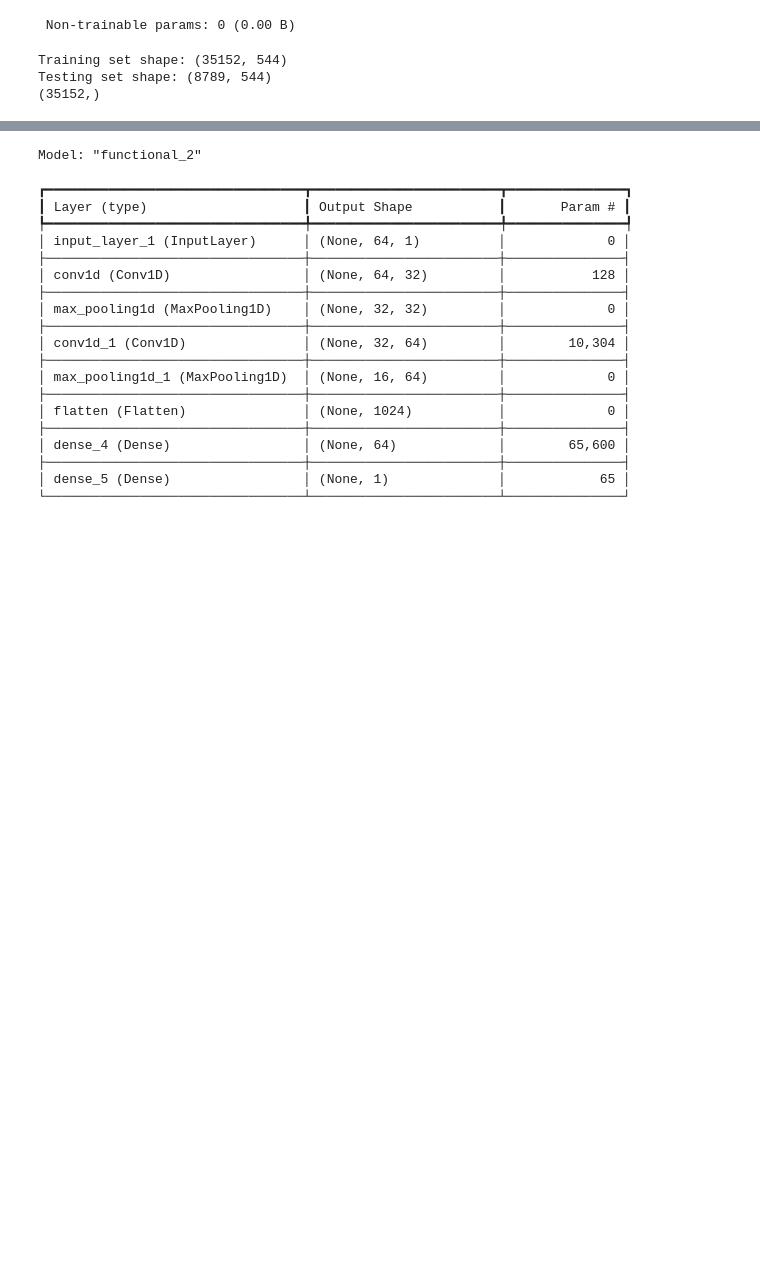
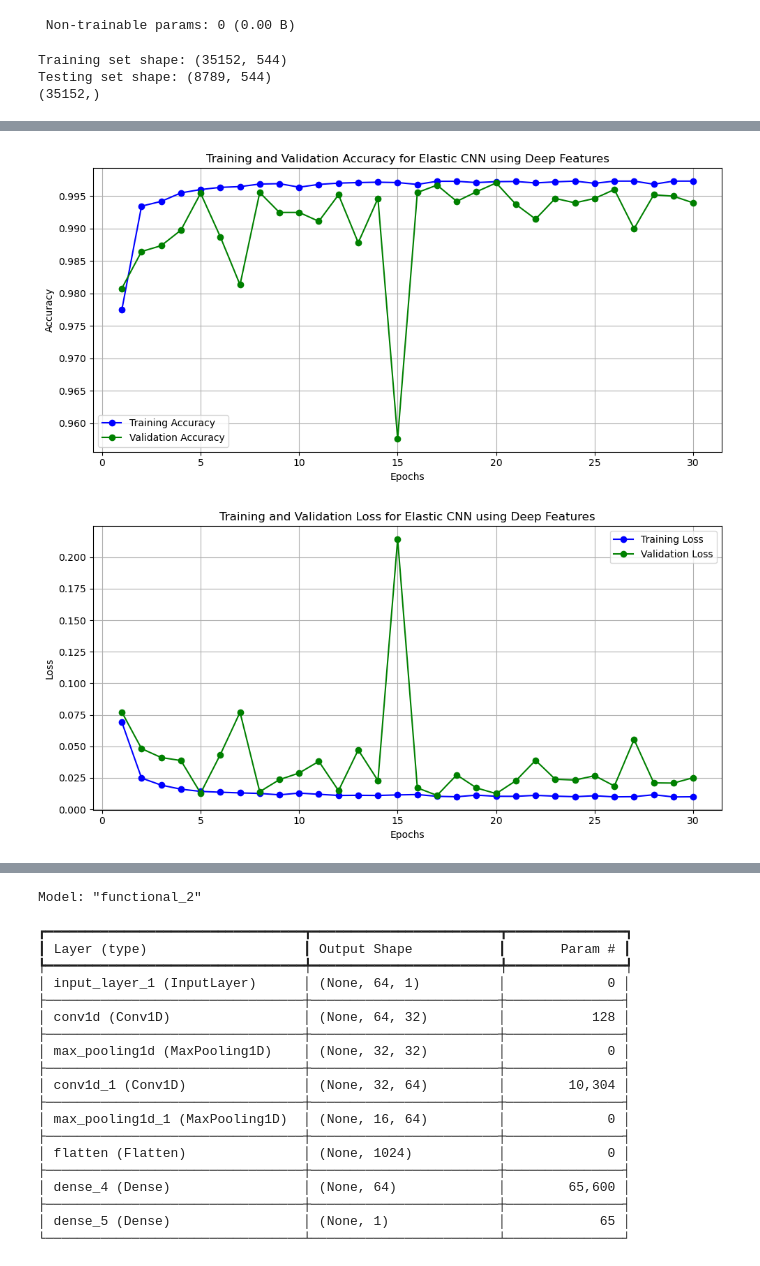
Before and after one commit to ABISHEK-29/SQL-Injection, a Jupyter notebook: sqli-notebook.ipynb, the cells around one changed output, grey strips where cells are left out. Drawn from its saved outputs; the diff is of its cells as text; code cells hidden in the pictures; blank space fills up the shorter version.

```diff
--- a/sqli-notebook.ipynb
+++ b/sqli-notebook.ipynb
@@ -236,6 +233,6 @@ elastic_cnn_model.compile(optimizer='adam', loss='binary_crossentropy', metrics=
 
 
 # Train
-elastic_cnn_model.fit(X_reshaped, y, epochs=30, batch_size=32, validation_split=0.2)
+history=elastic_cnn_model.fit(X_reshaped, y, epochs=30, batch_size=32, validation_split=0.2)
 # %% [output]
 Epoch 1/30
@@ -258,0 +255,36 @@ Epoch 30/30
+# %%
+import matplotlib.pyplot as plt
+
+# Extract metrics
+acc = history.history['accuracy']
+val_acc = history.history['val_accuracy']
+loss = history.history['loss']
+val_loss = history.history['val_loss']
+epochs = range(1, len(acc) + 1)
+
+# Plot Accuracy
+plt.figure(figsize=(10, 5))
+plt.plot(epochs, acc, 'bo-', label='Training Accuracy')
+plt.plot(epochs, val_acc, 'go-', label='Validation Accuracy')
+plt.title('Training and Validation Accuracy for Elastic CNN using Deep Features')
+plt.xlabel('Epochs')
+plt.ylabel('Accuracy')
+plt.legend()
+plt.grid(True)
+plt.tight_layout()
+plt.show()
+
+# Plot Loss
+plt.figure(figsize=(10, 5))
+plt.plot(epochs, loss, 'bo-', label='Training Loss')
+plt.plot(epochs, val_loss, 'go-', label='Validation Loss')
+plt.title('Training and Validation Loss for Elastic CNN using Deep Features')
+plt.xlabel('Epochs')
+plt.ylabel('Loss')
+plt.legend()
+plt.grid(True)
+plt.tight_layout()
+plt.show()
+# %% [output]
+[figure, added]
+[figure, added]
```
Also changed, not shown: parts of 32 cells of this notebook, 13 other files.
